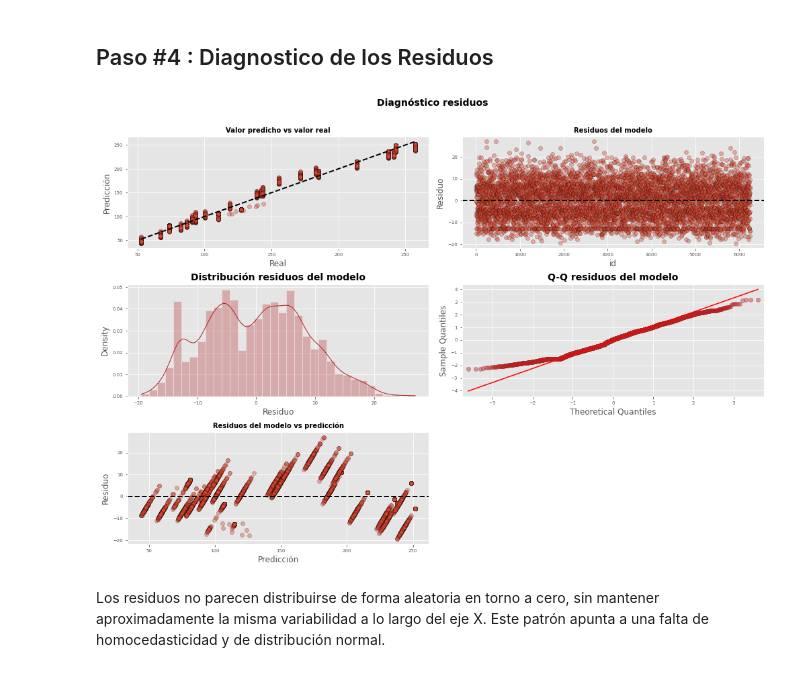
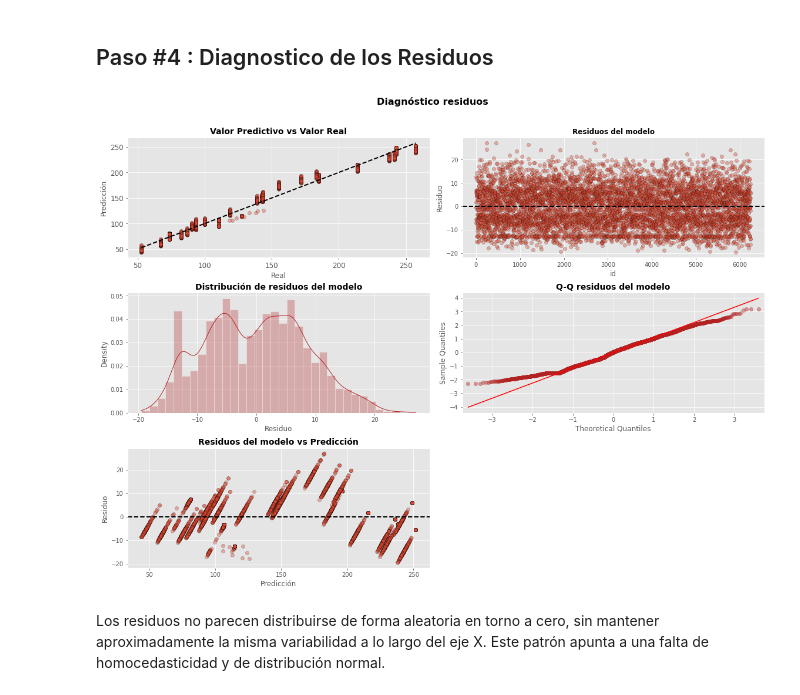
Before and after one commit to RufinoMartin/Coderhouse2021, a Jupyter notebook: Notebook_Integrado.ipynb, the cells around one changed output. Drawn from its saved outputs; the diff is of its cells as text; code cells hidden in the pictures.

```diff
--- a/Notebook_Integrado.ipynb
+++ b/Notebook_Integrado.ipynb
@@ -1179,0 +1014,20 @@ strong multicollinearity or other numerical problems.
+# %%
+# División de los datos en train y test
+
+x = df_Integrado[['Promedio Bursatil', 'Promedio Commodities', 'Promedio Respuesta Estatal C19']]
+y = df_Integrado['Energia']
+
+x_train, x_test, y_train, y_test = train_test_split(
+                                        x,
+                                        y.values.reshape(-1,1),
+                                        train_size   = 0.8,
+                                        random_state = 1234,
+                                        shuffle      = True
+                                    )
+# %%
+# A la matriz de predictores se le tiene que añadir una columna de 1s para el intercept del modelo
+
+x_train = sm.add_constant(x_train, prepend=True)
+modelo = sm.OLS(endog=y_train, exog=x_train,)
+modelo = modelo.fit()
+print(modelo.summary())
@@ -1199,28 +1085,28 @@ intervalos_ci
 # Diagnóstico errores (residuos) de las predicciones de entrenamiento
 
 y_train = y_train.flatten()
-prediccion_train = modelo.predict(exog = X_train)
+prediccion_train = modelo.predict(exog = x_train)
 residuos_train   = prediccion_train - y_train
 # %%
 # Gráficos
 
-fig, axes = plt.subplots(nrows=3, ncols=2, figsize=(14, 10))
+fig, axes = plt.subplots(nrows=3, ncols=2, figsize=(16, 12))
 
 axes[0, 0].scatter(y_train, prediccion_train, edgecolors=(0, 0, 0), alpha = 0.4)
 axes[0, 0].plot([y_train.min(), y_train.max()], [y_train.min(), y_train.max()],
                 'k--', color = 'black', lw=2)
-axes[0, 0].set_title('Valor predicho vs valor real', fontsize = 10, fontweight = "bold")
+axes[0, 0].set_title('Valor Predictivo vs Valor Real', fontsize = 14, fontweight = "bold")
 axes[0, 0].set_xlabel('Real')
 axes[0, 0].set_ylabel('Predicción')
-axes[0, 0].tick_params(labelsize = 7)
+axes[0, 0].tick_params(labelsize = 12)
 
 axes[0, 1].scatter(list(range(len(y_train))), residuos_train,
                    edgecolors=(0, 0, 0), alpha = 0.4)
 axes[0, 1].axhline(y = 0, linestyle = '--', color = 'black', lw=2)
-axes[0, 1].set_title('Residuos del modelo', fontsize = 10, fontweight = "bold")
+axes[0, 1].set_title('Residuos del modelo', fontsize = 12, fontweight = "bold")
 axes[0, 1].set_xlabel('id')
 axes[0, 1].set_ylabel('Residuo')
-axes[0, 1].tick_params(labelsize = 7)
+axes[0, 1].tick_params(labelsize = 10)
 
 sns.histplot(
     data    = residuos_train,
@@ -1232,40 +1118,40 @@ sns.histplot(
     ax      = axes[1, 0]
 )
 
-axes[1, 0].set_title('Distribución residuos del modelo', fontsize = 14,
+axes[1, 0].set_title('Distribución de residuos del modelo', fontsize = 14,
                      fontweight = "bold")
 axes[1, 0].set_xlabel("Residuo")
-axes[1, 0].tick_params(labelsize = 7)
+axes[1, 0].tick_params(labelsize = 10)
 
 
 sm.qqplot(
     residuos_train,
     fit   = True,
     line  = 'q',
     ax    = axes[1, 1],
     color = 'firebrick',
     alpha = 0.4,
     lw    = 2
 )
 axes[1, 1].set_title('Q-Q residuos del modelo', fontsize = 14, fontweight = "bold")
-axes[1, 1].tick_params(labelsize = 7)
+axes[1, 1].tick_params(labelsize = 10)
 
 axes[2, 0].scatter(prediccion_train, residuos_train,
                    edgecolors=(0, 0, 0), alpha = 0.4)
 axes[2, 0].axhline(y = 0, linestyle = '--', color = 'black', lw=2)
-axes[2, 0].set_title('Residuos del modelo vs predicción', fontsize = 10, fontweight = "bold")
+axes[2, 0].set_title('Residuos del modelo vs Predicción', fontsize = 14, fontweight = "bold")
 axes[2, 0].set_xlabel('Predicción')
 axes[2, 0].set_ylabel('Residuo')
-axes[2, 0].tick_params(labelsize = 7)
+axes[2, 0].tick_params(labelsize = 10)
 
 # Se eliminan los axes vacíos
 fig.delaxes(axes[2,1])
 
 fig.tight_layout()
 plt.subplots_adjust(top=0.9)
-fig.suptitle('Diagnóstico residuos', fontsize = 14, fontweight = "bold");
+fig.suptitle('Diagnóstico residuos', fontsize = 16, fontweight = "bold");
 # %% [output]
-[figure, old version]
+[figure, new version]
 # %% [markdown]
 Los residuos no parecen distribuirse de forma aleatoria en torno a cero, sin mantener aproximadamente la misma variabilidad a lo largo del eje X. Este patrón apunta a una falta de homocedasticidad y de distribución normal.
 # %% [markdown]
```
Also changed, not shown: parts of 152 cells of this notebook.
